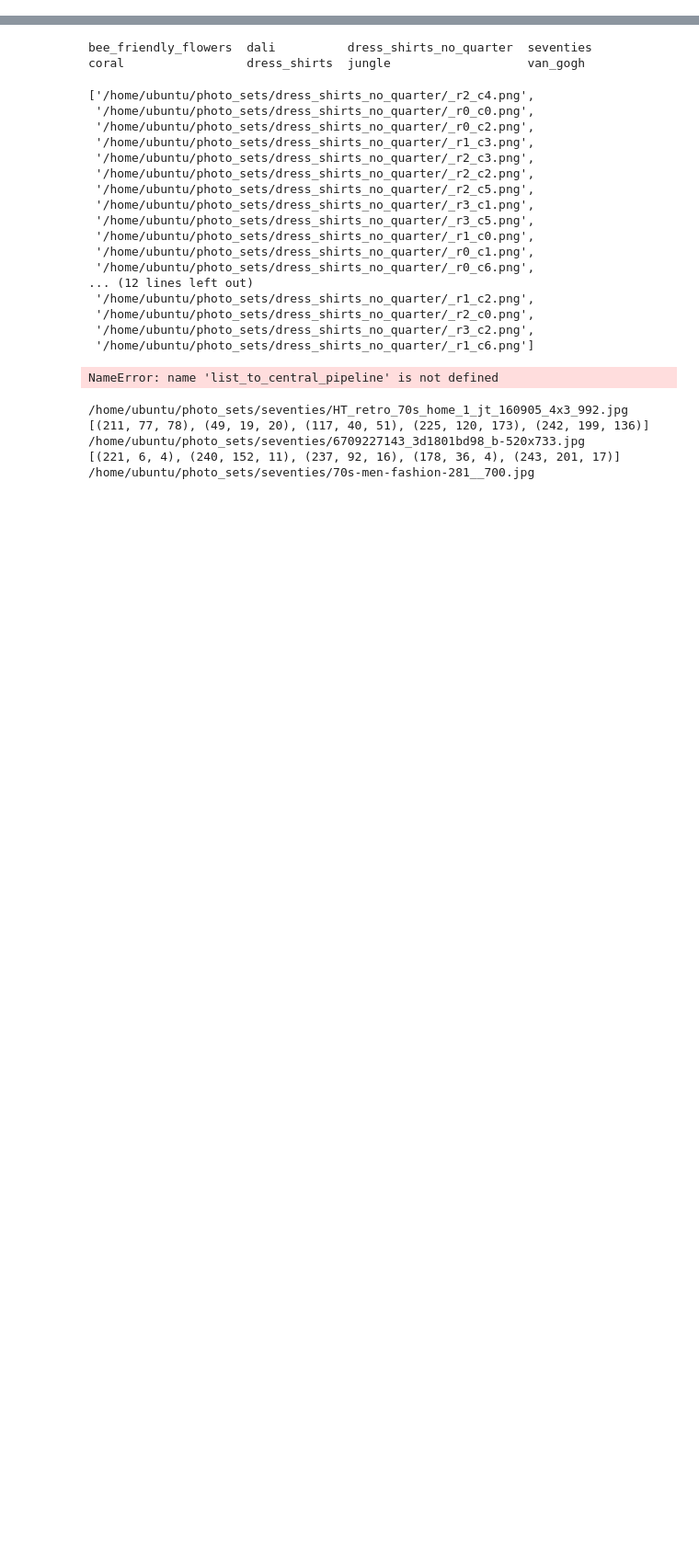
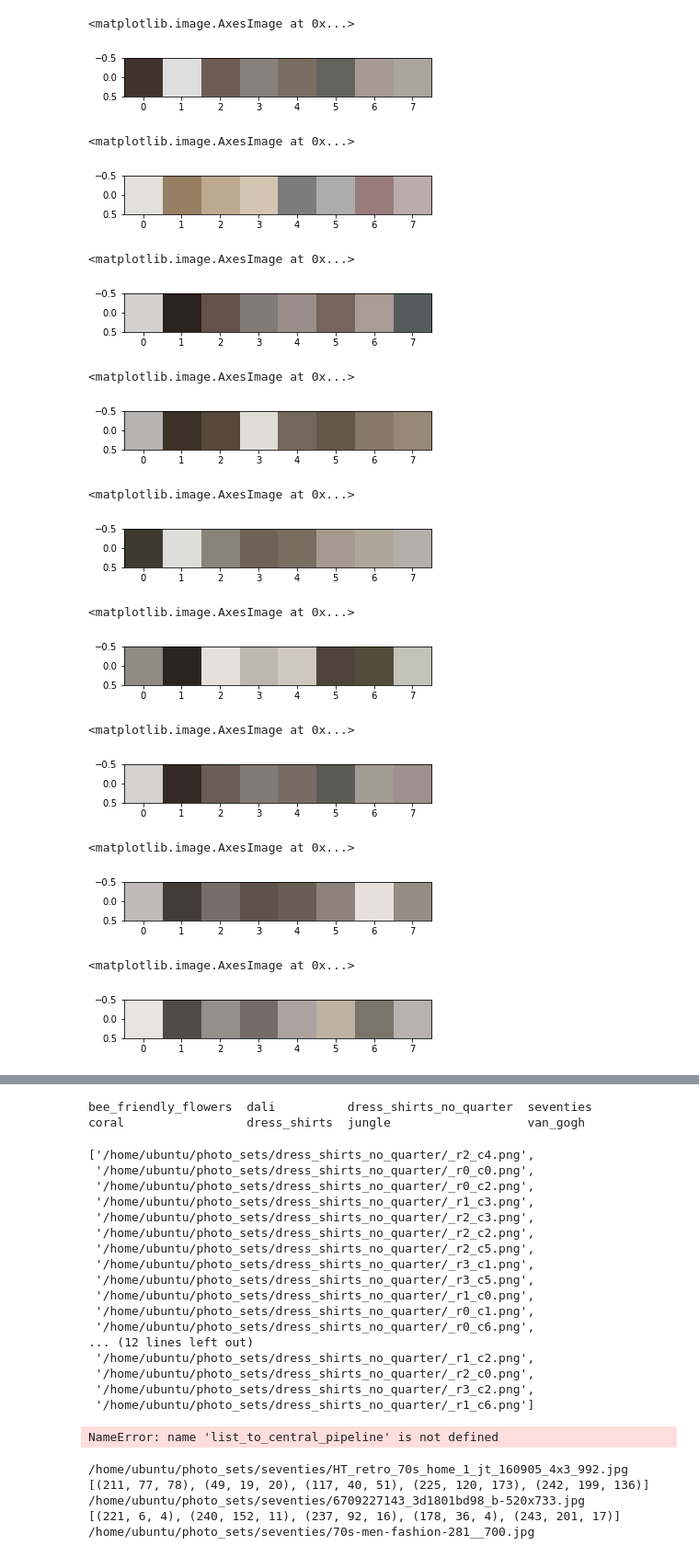
Before and after one commit to TaylorDiego/color_trend_analysis, a Jupyter notebook: notebook/color_quantization.ipynb, the cells around one changed output, grey strips where cells are left out. Shown at 92% size. Saved outputs shown, nothing was run; the diff lists cells and outputs as text; code cells hidden in the pictures; blank space fills up the shorter version.

```diff
--- a/notebook/color_quantization.ipynb
+++ b/notebook/color_quantization.ipynb
@@ -190,0 +200,54 @@ def display_img(img_path):
+# %%
+#1910s
+display_palette([(66, 52, 45), (222, 222, 222), (110, 93, 82), (135, 128, 123), (122, 109, 97), (100, 100, 95), (165, 153, 147), (170, 164, 155)])
+# %% [output]
+<matplotlib.image.AxesImage at 0x...>
+[figure, added]
+# %%
+#1920s
+display_palette([(225, 224, 223), (151, 127, 100), (188, 169, 144), (212, 198, 179), (124, 124, 124), (172, 172, 172), (153, 124, 124), (186, 172, 172)])
+# %% [output]
+<matplotlib.image.AxesImage at 0x...>
+[figure, added]
+# %%
+#1930s
+display_palette([(211, 208, 208), (41, 34, 31), (103, 82, 74), (129, 122, 120), (153, 142, 138), (117, 101, 90), (168, 156, 147), (84, 92, 92)])
+# %% [output]
+<matplotlib.image.AxesImage at 0x...>
+[figure, added]
+# %%
+#1940s
+display_palette([(181, 179, 177), (59, 49, 38), (87, 72, 59), (223, 221, 218), (115, 103, 92), (101, 87, 72), (136, 120, 106), (151, 136, 119)])
+# %% [output]
+<matplotlib.image.AxesImage at 0x...>
+[figure, added]
+# %%
+#1950s
+display_palette([(63, 57, 48), (221, 221, 219), (138, 131, 122), (110, 98, 86), (119, 110, 96), (165, 154, 143), (174, 167, 153), (177, 175, 167)])
+# %% [output]
+<matplotlib.image.AxesImage at 0x...>
+[figure, added]
+# %%
+#1960s
+display_palette([(143, 139, 130), (42, 37, 32), (228, 223, 219), (189, 183, 174), (207, 200, 190), (77, 67, 57), (84, 76, 59), (195, 196, 185)])
+# %% [output]
+<matplotlib.image.AxesImage at 0x...>
+[figure, added]
+# %%
+#1970s
+display_palette([(212, 210, 207), (52, 42, 38), (106, 92, 86), (130, 122, 118), (119, 108, 99), (92, 92, 87), (162, 157, 147), (157, 146, 141)])
+# %% [output]
+<matplotlib.image.AxesImage at 0x...>
+[figure, added]
+# %%
+#1980s
+display_palette([(193, 186, 186), (67, 59, 55), (119, 110, 106), (94, 82, 76), (103, 93, 82), (141, 130, 124), (232, 223, 223), (150, 141, 131)])
+# %% [output]
+<matplotlib.image.AxesImage at 0x...>
+[figure, added]
+# %%
+#1990s
+display_palette([(231, 228, 226), (78, 76, 73), (147, 143, 139), (116, 107, 105), (173, 163, 158), (190, 179, 161), (122, 117, 106), (183, 178, 175)])
+# %% [output]
+<matplotlib.image.AxesImage at 0x...>
+[figure, added]
```
Also changed, not shown: parts of 4 cells of this notebook.
